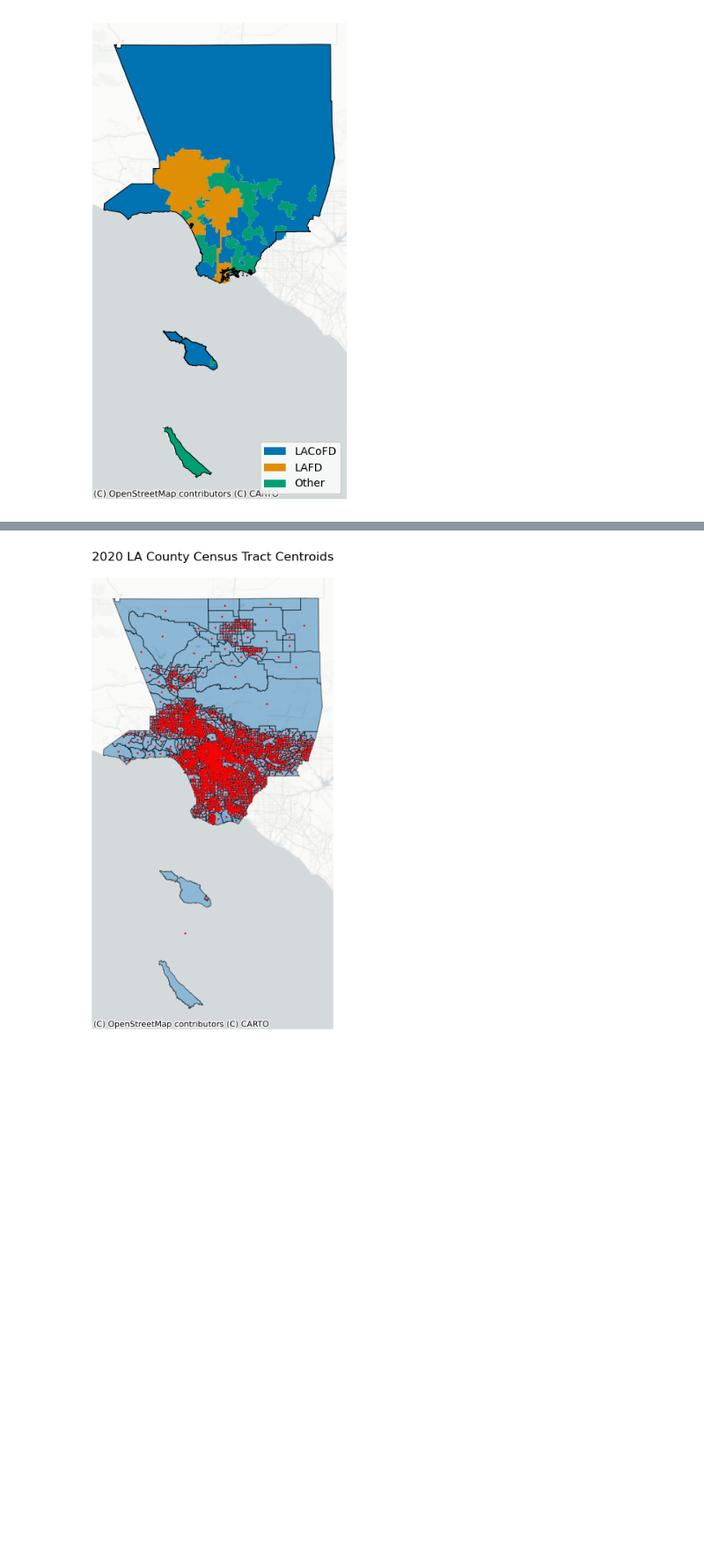
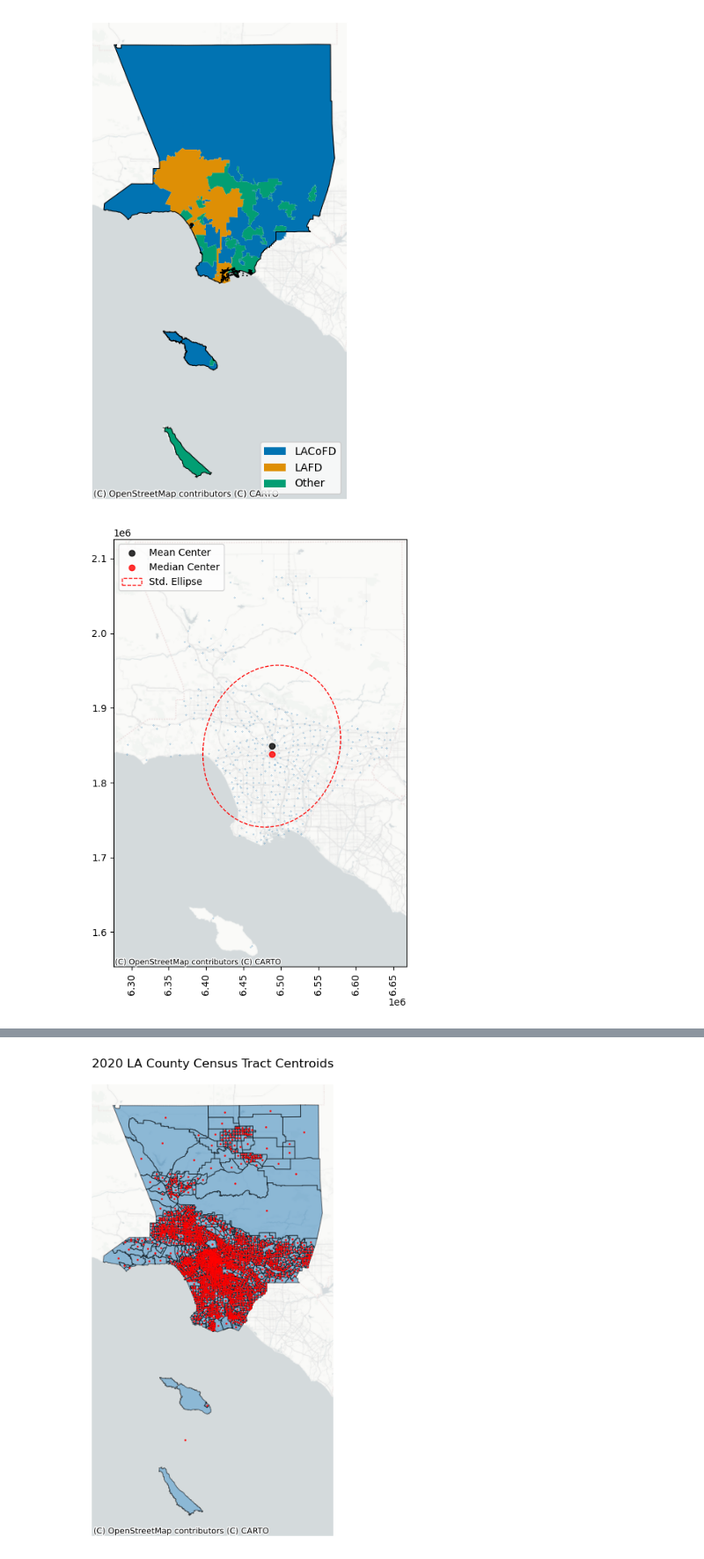
Before and after one commit to giovani-gutierrez/TDA_CalFire, a Jupyter notebook: SVI_EDA.ipynb, the cells around one changed output, grey strips where cells are left out. Shown at 88% size. Saved outputs shown, nothing was run; the diff lists cells and outputs as text; code cells hidden in the pictures; blank space fills up the shorter version.

Commit message:
More plots

```diff
--- a/SVI_EDA.ipynb
+++ b/SVI_EDA.ipynb
@@ -130,3 +113,44 @@ plt.axis('off')
 plt.savefig('Figures/department_boundaries.png', bbox_inches = 'tight', dpi = 600)
 # %% [output]
 [figure]
+# %%
+# get list of fire stations coords
+station_coords = all_stations['geometry'].get_coordinates().values.tolist()
+
+# compute mean center
+mean_center = pointpats.centrography.mean_center(station_coords)
+
+# compute median center
+med_center = pointpats.centrography.euclidean_median(station_coords)
+
+# semi-major, semi-minor axes & their rotation
+major, minor, rotation = pointpats.centrography.ellipse(station_coords)
+
+# plot
+f, ax = plt.subplots()
+all_stations.plot(ax=ax, markersize=0.05)
+
+ax.scatter(*mean_center, color="k", marker="o", label="Mean Center", alpha=0.8)
+ax.scatter(*med_center, color="r", marker="o", label="Median Center", alpha=0.8)
+
+ellipse = patches.Ellipse(
+    xy = mean_center,
+    width = major * 2,
+    height = minor * 2,
+    angle = np.rad2deg(rotation),
+    facecolor = "none",
+    edgecolor = "red",
+    linestyle = "--",
+    label = "Std. Ellipse",
+)
+ax.add_patch(ellipse)
+ax.legend(loc = "upper left")
+
+cx.add_basemap(
+    ax =ax,
+    crs=all_stations.crs,
+    source="CartoDB Positron No Labels",
+)
+plt.xticks(rotation=90);
+# %% [output]
+[figure, added]
```
Also changed, not shown: parts of 5 cells of this notebook.
